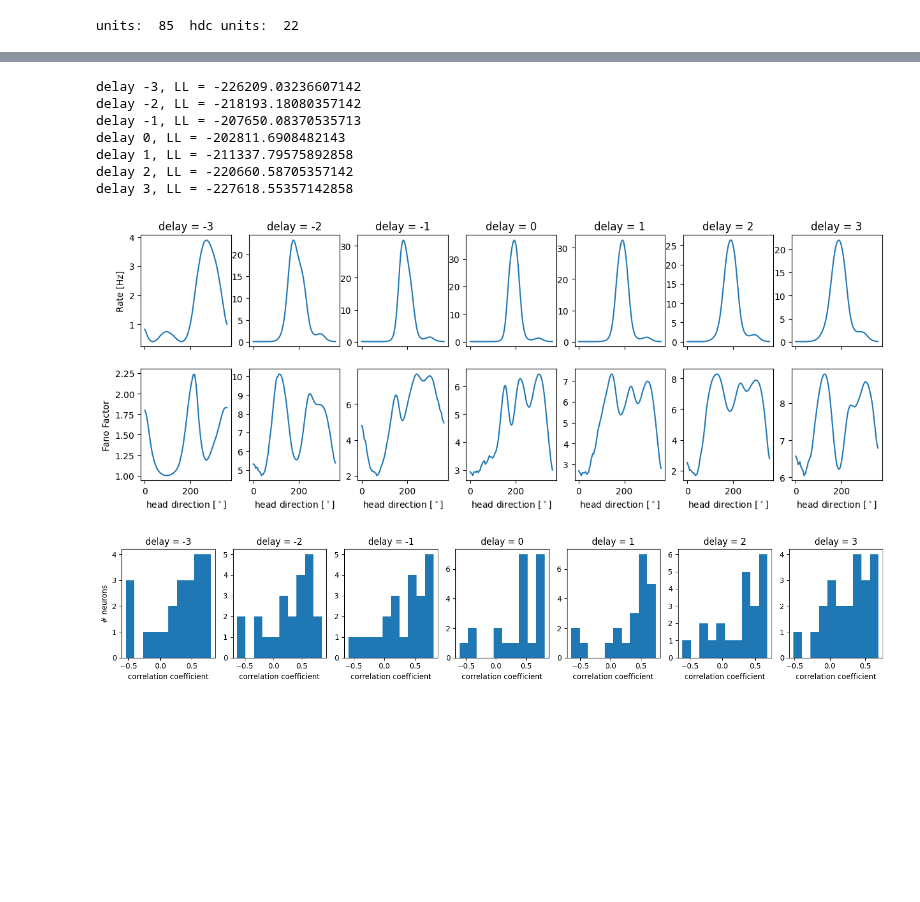
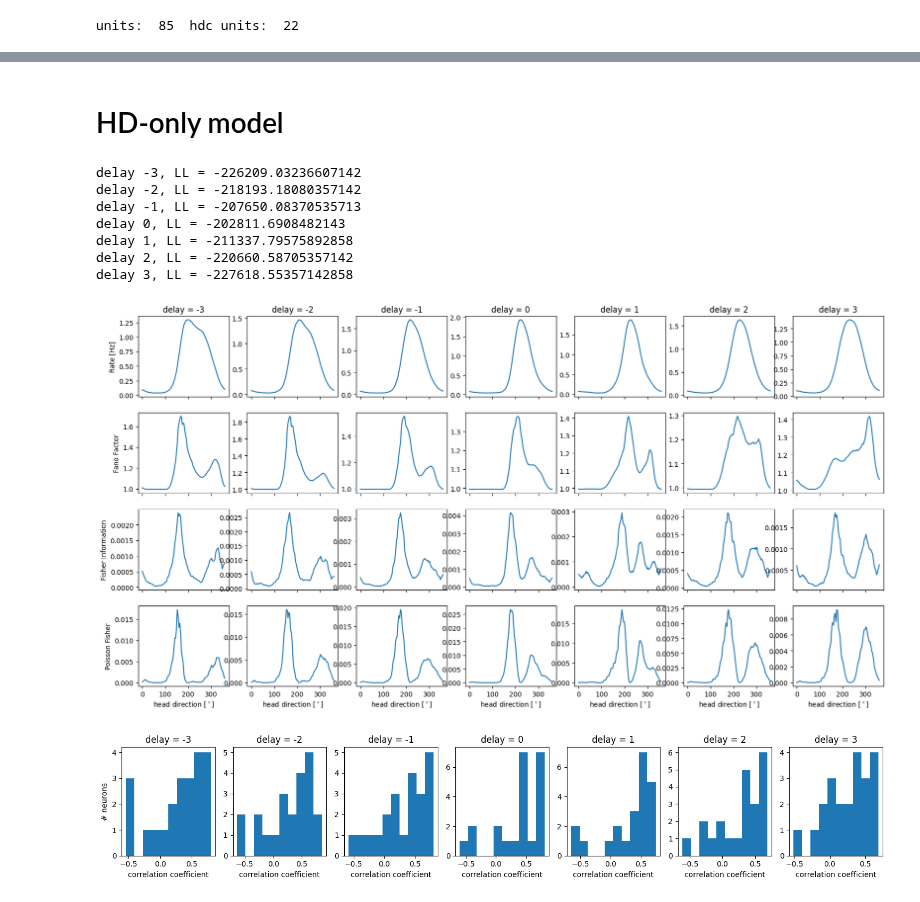
Before and after one commit to davindicode/UCM-interpret, a Jupyter notebook: analysis/model_delays.ipynb, the cells around one changed output, grey strips where cells are left out. Saved outputs shown, nothing was run; the diff lists cells and outputs as text; code cells hidden in the pictures; blank space fills up the shorter version.

Commit message:
fisher info synthetic neurons

```diff
--- a/analysis/model_delays.ipynb
+++ b/analysis/model_delays.ipynb
@@ -101,9 +108,12 @@ covariates = torch.cat([
 # %%
 ne=12
-angles = np.linspace(0, 360, hd_sweep.shape[-1])
 
 delays = [-3, -2, -1, 0, 1, 2, 3]
+
+model_dict['x_mode'] = 'hd-omega-speed-x-y-time'
 model_dict['delays'] = delays
+
+angles = np.linspace(0, 360, hd_sweep.shape[-1])
 
 fig1, ax1 = plt.subplots(2, len(delays), figsize = (15,5), sharex=True)
 ax1[0, 0].set_ylabel('Rate [Hz]')
@@ -111,7 +121,7 @@ ax1[1, 0].set_ylabel('Fano Factor')
 
 fig2, ax2 = plt.subplots(1, len(delays), figsize=(15,3))
 ax2[0].set_ylabel('# neurons')
-
+P_mcs = []
 
 for i, delay in enumerate(delays):
     modelfit, training_results, fit_set, validation_set = lib.models.load_model(
@@ -124,10 +134,12 @@ for i, delay in enumerate(delays):
     print(f'delay {delay}, LL = {ll}')
 
     with torch.no_grad():
-        P_mc = lib.helper.compute_P(
-        modelfit, covariates, list(range(units_used)), MC=30, trials=1)  # predictive posterior
+        P_mc = lib.helper.marginalized_P(
+        modelfit, sweep, [list(rcov.keys()).index('hd')],
+                                         rcov_matrix, batch_size, list(range(units_used)),
+                                         MC=30, skip=3)  # predictive posterior
     P_mc = P_mc.cpu()  # count probabilities of shape (MC, neurons, steps, count)
-
+    P_mcs.append(P_mc)
     K = P_mc.shape[-1]
     counts = torch.arange(K)
 
@@ -147,8 +159,8 @@ for i, delay in enumerate(delays):
 
 
     correlations = np.empty((0,))
-    for ne in range(units_used):
-        C = np.corrcoef(np.gradient(hd_rate[ne,:])**2, hd_FF[ne,:])
+    for j in range(units_used):
+        C = np.corrcoef(np.gradient(hd_rate[j,:])**2, hd_FF[j,:])
         correlations = np.append(correlations, C[0,1])
 
 
@@ -170,5 +230,8 @@ delay 3, LL = -217992.3950892857
+# %% [markdown]
+# HD-only model
 # %%
-ne=12
+ne=1
+hd_sweep = torch.linspace(0, 2*np.pi, 100)
 
 model_dict['x_mode'] = 'hd'
 angles = np.linspace(0, 360, hd_sweep.shape[-1])
@@ -176,13 +239,17 @@ angles = np.linspace(0, 360, hd_sweep.shape[-1])
 delays = [-3, -2, -1, 0, 1, 2, 3]
 model_dict['delays'] = delays
 
-fig1, ax1 = plt.subplots(2, len(delays), figsize = (15,5), sharex=True)
+fig1, ax1 = plt.subplots(4, len(delays), figsize = (20,10), sharex=True)
 ax1[0, 0].set_ylabel('Rate [Hz]')
 ax1[1, 0].set_ylabel('Fano Factor')
+ax1[2, 0].set_ylabel('Fisher Information')
+ax1[3, 0].set_ylabel('Poisson Fisher')
 
 fig2, ax2 = plt.subplots(1, len(delays), figsize=(15,3))
 ax2[0].set_ylabel('# neurons')
 
+hd_rates = []
+P_mcs = []
 
 for i, delay in enumerate(delays):
     modelfit, training_results, fit_set, validation_set = lib.models.load_model(
@@ -200,6 +267,8 @@ for i, delay in enumerate(delays):
         modelfit, covariates, list(range(units_used)), MC=30, trials=1)  # predictive posterior
     P_mc = P_mc.cpu()  # count probabilities of shape (MC, neurons, steps, count)
 
+    P_mcs.append(P_mc)
+
     K = P_mc.shape[-1]
     counts = torch.arange(K)
 
@@ -207,35 +276,43 @@ for i, delay in enumerate(delays):
     hd_rate = hd_mean / dataset_dict['tbin']  # in units of Hz
     hd_var = (counts[None, None, None, :]**2 * P_mc).sum(-1) - hd_mean**2
     hd_FF = hd_var / (hd_mean + 1e-12)
 
     _, hd_rate, _ = utils.signal.percentiles_from_samples(hd_rate, [0.05, 0.5, 0.95])  # (neurons, steps)
     _, hd_FF, _ = utils.signal.percentiles_from_samples(hd_FF, [0.05, 0.5, 0.95])
 
+    grad = torch.gradient(torch.nan_to_num(torch.log(P_mc), neginf=0.0), dim=2)
+    grad = grad[0]
+
+    [fisher] = utils.signal.percentiles_from_samples((grad**2 * P_mc).sum(-1), [0.5])
+
+    fisher_poisson = torch.gradient(hd_rate, dim=1)[0]**2 / hd_rate
 
     ax1[0, i].plot(angles, hd_rate[ne, :])
     ax1[1, i].plot(angles, hd_FF[ne, :])
-    ax1[1, i].set_xlabel('head direction [$^\circ$]')
+    ax1[2, i].plot(angles, fisher[ne, :])
     ax1[0, i].set_title(f'delay = {delay}')
+    ax1[3, i].plot(angles, fisher_poisson[ne, :])
+    ax1[3, i].set_xlabel('head direction [$^\circ$]')
 
 
     correlations = np.empty((0,))
-    for ne in range(units_used):
-        C = np.corrcoef(np.gradient(hd_rate[ne,:])**2, hd_FF[ne,:])
+    for j in range(units_used):
+        C = np.corrcoef(np.gradient(hd_rate[j,:])**2, hd_FF[j,:])
         correlations = np.append(correlations, C[0,1])
 
 
     ax2[i].hist(correlations, bins=10)
     ax2[i].set_xlabel('correlation coefficient')
     ax2[i].set_title(f'delay = {delay}')
 
 plt.tight_layout()
 # %% [output]
 delay -3, LL = -226209.03236607142
 delay -2, LL = -218193.18080357142
 delay -1, LL = -207650.08370535713
 delay 0, LL = -202811.6908482143
 delay 1, LL = -211337.79575892858
 delay 2, LL = -220660.58705357142
 delay 3, LL = -227618.55357142858
-[figure, old version]
+[figure, new version]
 [figure]
```
Also changed, not shown: parts of 11 cells of this notebook, 2 other files.
